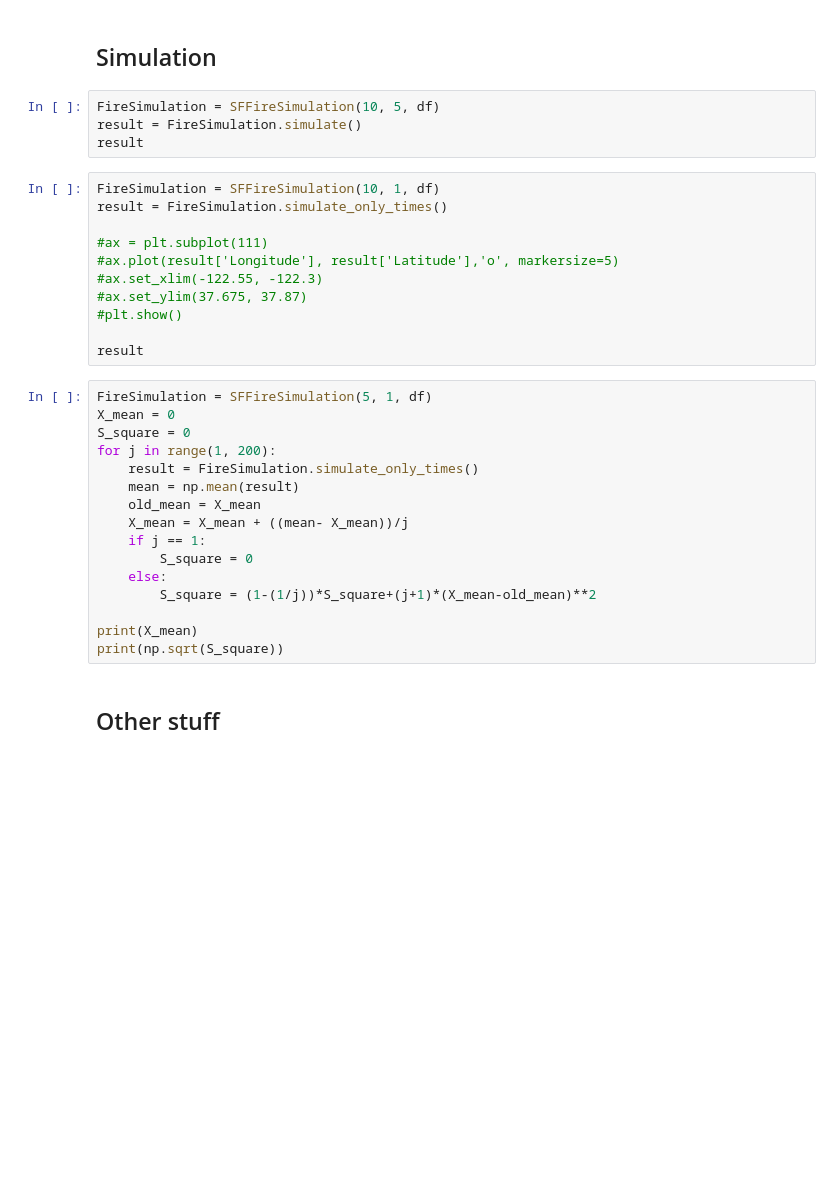
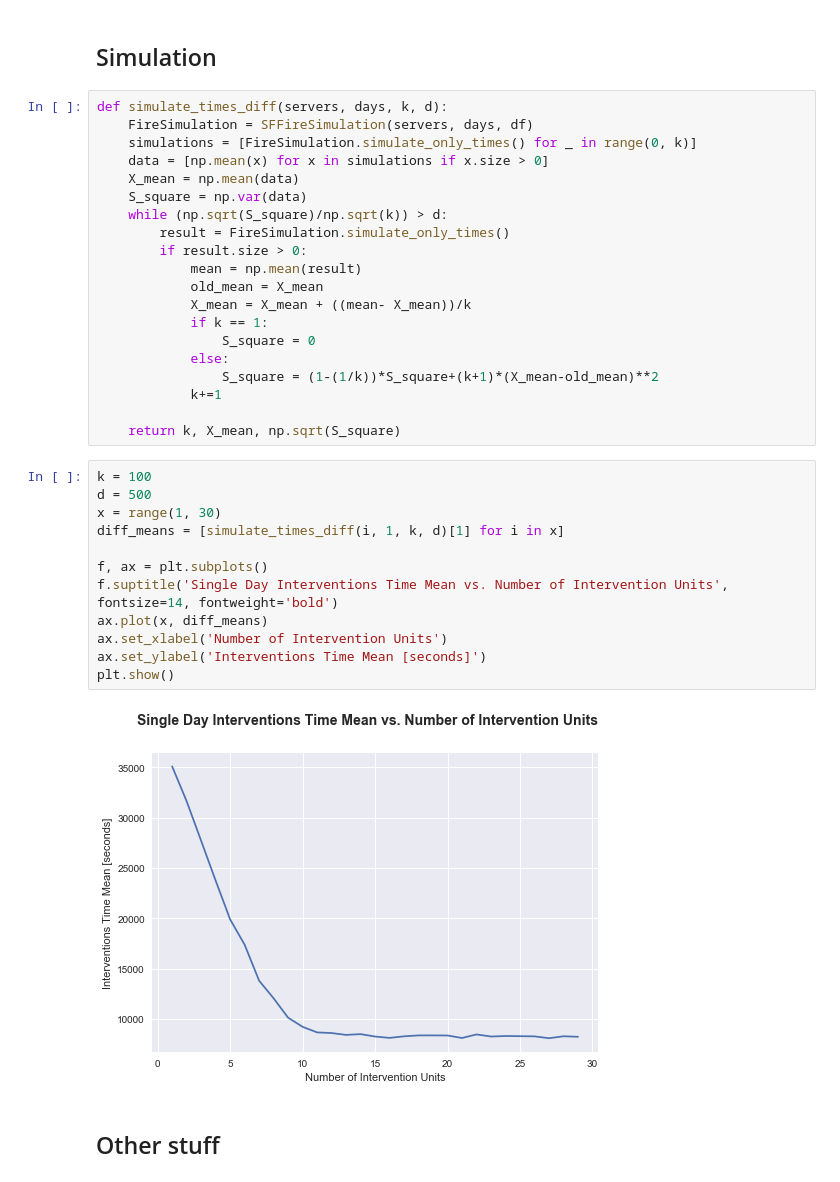
Before and after one commit to lipry/San-Francisco-Fires-Simulation, a Jupyter notebook: SF fire incidents data analysis.ipynb, the cells around one changed output. Drawn from its saved outputs; the diff is of its cells as text; blank space fills up the shorter version.

Commit message:
Implemented variance reduction technique Implemented sample mean and sample variance technique Plotted mean intervention time vs. number of intervention unit graph General bug fix

```diff
--- a/SF fire incidents data analysis.ipynb
+++ b/SF fire incidents data analysis.ipynb
@@ -152,37 +165,40 @@ plt.clf()
 kstest(serving_times, 'lognorm', args=(lnshape, lnloc, lnscale), alternative='greater')
 # %% [markdown]
 ## Simulation
-# %%
-FireSimulation = SFFireSimulation(10, 5, df)
-result = FireSimulation.simulate()
-result
-# %%
-FireSimulation = SFFireSimulation(10, 1, df)
-result = FireSimulation.simulate_only_times()
-
-#ax = plt.subplot(111)
-#ax.plot(result['Longitude'], result['Latitude'],'o', markersize=5)
-#ax.set_xlim(-122.55, -122.3)
-#ax.set_ylim(37.675, 37.87)
-#plt.show()
-
-result
 # %%
-FireSimulation = SFFireSimulation(5, 1, df)
-X_mean = 0
-S_square = 0
-for j in range(1, 200):
-    result = FireSimulation.simulate_only_times()
-    mean = np.mean(result)
-    old_mean = X_mean
-    X_mean = X_mean + ((mean- X_mean))/j
-    if j == 1:
-        S_square = 0
-    else:
-        S_square = (1-(1/j))*S_square+(j+1)*(X_mean-old_mean)**2
+def simulate_times_diff(servers, days, k, d):
+    FireSimulation = SFFireSimulation(servers, days, df)
+    simulations = [FireSimulation.simulate_only_times() for _ in range(0, k)]
+    data = [np.mean(x) for x in simulations if x.size > 0]
+    X_mean = np.mean(data)
+    S_square = np.var(data)
+    while (np.sqrt(S_square)/np.sqrt(k)) > d:
+        result = FireSimulation.simulate_only_times()
+        if result.size > 0:
+            mean = np.mean(result)
+            old_mean = X_mean
+            X_mean = X_mean + ((mean- X_mean))/k
+            if k == 1:
+                S_square = 0
+            else:
+                S_square = (1-(1/k))*S_square+(k+1)*(X_mean-old_mean)**2
+            k+=1
 
-print(X_mean)
-print(np.sqrt(S_square))
+    return k, X_mean, np.sqrt(S_square)
+# %%
+k = 100
+d = 500
+x = range(1, 30)
+diff_means = [simulate_times_diff(i, 1, k, d)[1] for i in x]
+
+f, ax = plt.subplots()
+f.suptitle('Single Day Interventions Time Mean vs. Number of Intervention Units', fontsize=14, fontweight='bold')
+ax.plot(x, diff_means)
+ax.set_xlabel('Number of Intervention Units')
+ax.set_ylabel('Interventions Time Mean [seconds]')
+plt.show()
+# %% [output]
+[figure, added]
 # %% [markdown]
 ## Other stuff
 # %%
```
Also changed, not shown: parts of 7 cells of this notebook, 5 other files.
